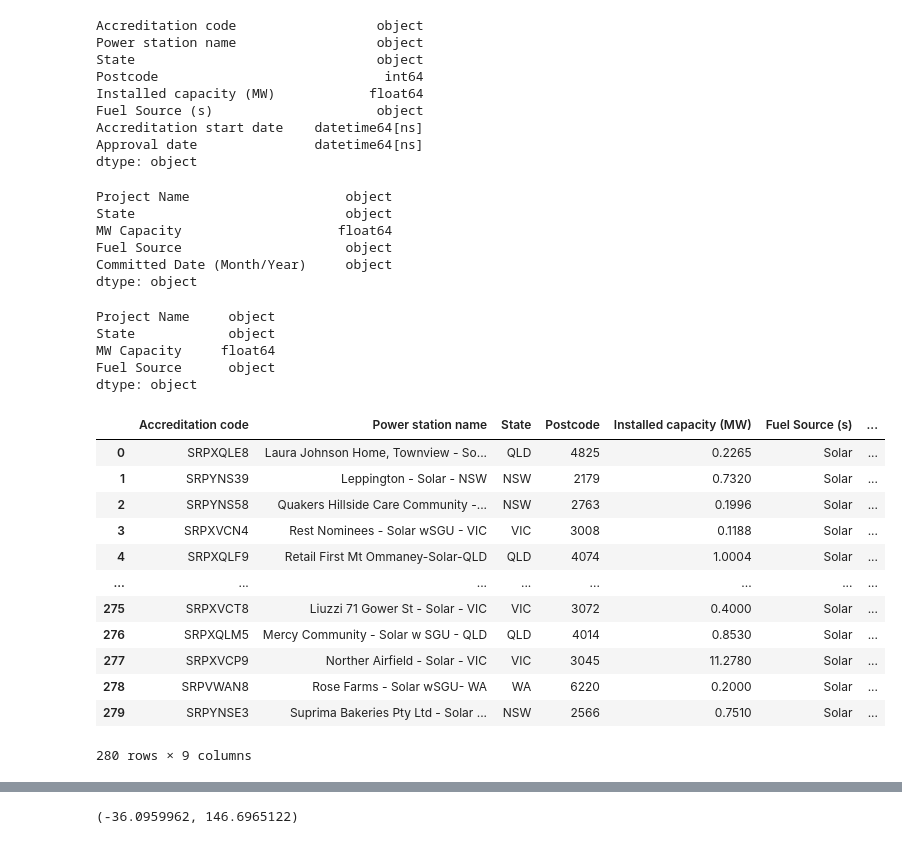
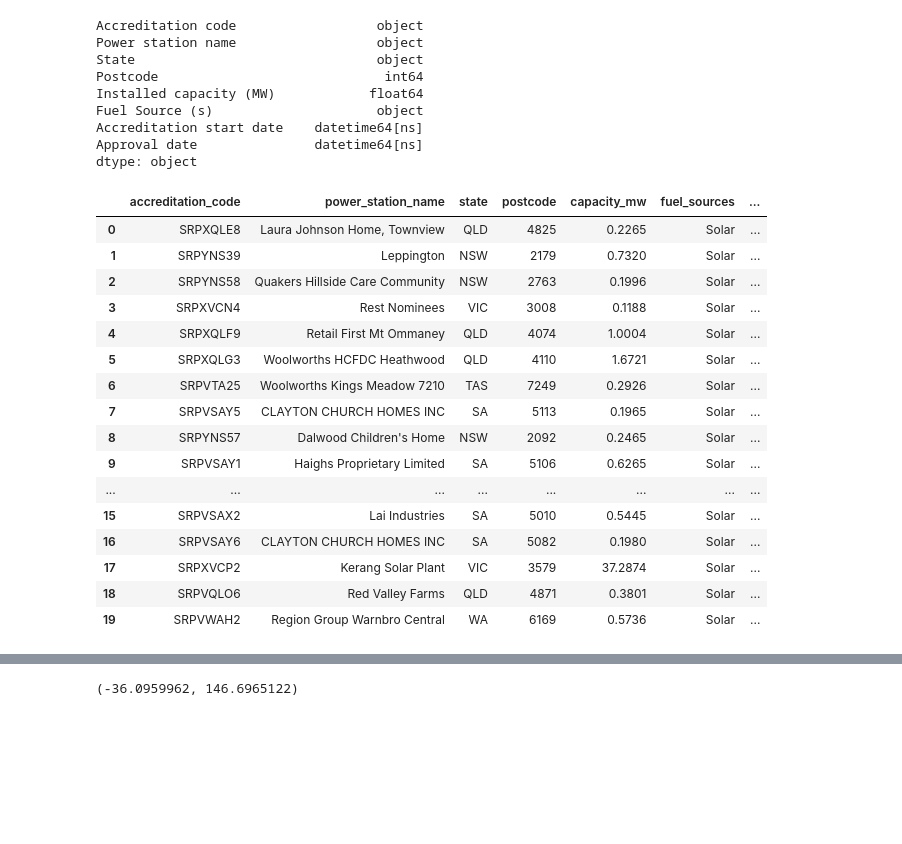
Before and after one commit to kerumixd/5339-Data-Engineering-Group-Porject, a Jupyter notebook: Assignment1.ipynb, the cells around one changed output, grey strips where cells are left out. Cells and saved outputs as stored; diff of their text form; code cells hidden in the pictures; blank space fills up the shorter version.

```diff
--- a/Assignment1.ipynb
+++ b/Assignment1.ipynb
@@ -345,20 +336,3 @@ Fuel Source (s)                     object
 Accreditation start date    datetime64[ns]
 Approval date               datetime64[ns]
 dtype: object
-# %%
-committed_power_station_df.dtypes
-# %% [output]
-Project Name                    object
-State                           object
-MW Capacity                    float64
-Fuel Source                     object
-Committed Date (Month/Year)     object
-dtype: object
-# %%
-probable_power_station_df.dtypes
-# %% [output]
-Project Name     object
-State            object
-MW Capacity     float64
-Fuel Source      object
-dtype: object
@@ -365,18 +348,22 @@ dtype: object
 # %%
 conn.sql("drop table if exists accredited_power_stations")
 conn.sql("CREATE TABLE IF NOT EXISTS accredited_power_stations AS SELECT *, 'accredited' AS project_status FROM accredited_power_station_df")
-conn.sql("select * from accredited_power_stations").df()
+conn.sql("select * from accredited_power_stations").df().head(20)
 # %% [output]
-|  | Accreditation code | Power station name | State | Postcode | Installed capacity (MW) | Fuel Source (s) | ... |
-| 0 | SRPXQLE8 | Laura Johnson Home, Townview - So... | QLD | 4825 | 0.2265 | Solar | ... |
-| 1 | SRPYNS39 | Leppington - Solar - NSW | NSW | 2179 | 0.7320 | Solar | ... |
-| 2 | SRPYNS58 | Quakers Hillside Care Community -... | NSW | 2763 | 0.1996 | Solar | ... |
-| 3 | SRPXVCN4 | Rest Nominees - Solar wSGU - VIC | VIC | 3008 | 0.1188 | Solar | ... |
-| 4 | SRPXQLF9 | Retail First Mt Ommaney-Solar-QLD | QLD | 4074 | 1.0004 | Solar | ... |
+|  | accreditation_code | power_station_name | state | postcode | capacity_mw | fuel_sources | ... |
+| 0 | SRPXQLE8 | Laura Johnson Home, Townview | QLD | 4825 | 0.2265 | Solar | ... |
+| 1 | SRPYNS39 | Leppington | NSW | 2179 | 0.7320 | Solar | ... |
+| 2 | SRPYNS58 | Quakers Hillside Care Community | NSW | 2763 | 0.1996 | Solar | ... |
+| 3 | SRPXVCN4 | Rest Nominees | VIC | 3008 | 0.1188 | Solar | ... |
+| 4 | SRPXQLF9 | Retail First Mt Ommaney | QLD | 4074 | 1.0004 | Solar | ... |
+| 5 | SRPXQLG3 | Woolworths HCFDC Heathwood | QLD | 4110 | 1.6721 | Solar | ... |
+| 6 | SRPVTA25 | Woolworths Kings Meadow 7210 | TAS | 7249 | 0.2926 | Solar | ... |
+| 7 | SRPVSAY5 | CLAYTON CHURCH HOMES INC | SA | 5113 | 0.1965 | Solar | ... |
+| 8 | SRPYNS57 | Dalwood Children's Home | NSW | 2092 | 0.2465 | Solar | ... |
+| 9 | SRPVSAY1 | Haighs Proprietary Limited | SA | 5106 | 0.6265 | Solar | ... |
 | ... | ... | ... | ... | ... | ... | ... | ... |
-| 275 | SRPXVCT8 | Liuzzi 71 Gower St - Solar - VIC | VIC | 3072 | 0.4000 | Solar | ... |
-| 276 | SRPXQLM5 | Mercy Community - Solar w SGU - QLD | QLD | 4014 | 0.8530 | Solar | ... |
-| 277 | SRPXVCP9 | Norther Airfield - Solar - VIC | VIC | 3045 | 11.2780 | Solar | ... |
-| 278 | SRPVWAN8 | Rose Farms - Solar wSGU- WA | WA | 6220 | 0.2000 | Solar | ... |
-| 279 | SRPYNSE3 | Suprima Bakeries Pty Ltd - Solar ... | NSW | 2566 | 0.7510 | Solar | ... |
+| 15 | SRPVSAX2 | Lai Industries | SA | 5010 | 0.5445 | Solar | ... |
+| 16 | SRPVSAY6 | CLAYTON CHURCH HOMES INC | SA | 5082 | 0.1980 | Solar | ... |
+| 17 | SRPXVCP2 | Kerang Solar Plant | VIC | 3579 | 37.2874 | Solar | ... |
+| 18 | SRPVQLO6 | Red Valley Farms | QLD | 4871 | 0.3801 | Solar | ... |
+| 19 | SRPVWAH2 | Region Group Warnbro Central | WA | 6169 | 0.5736 | Solar | ... |
-280 rows × 9 columns
```
Also changed, not shown: parts of 14 cells of this notebook, 2 other files.
